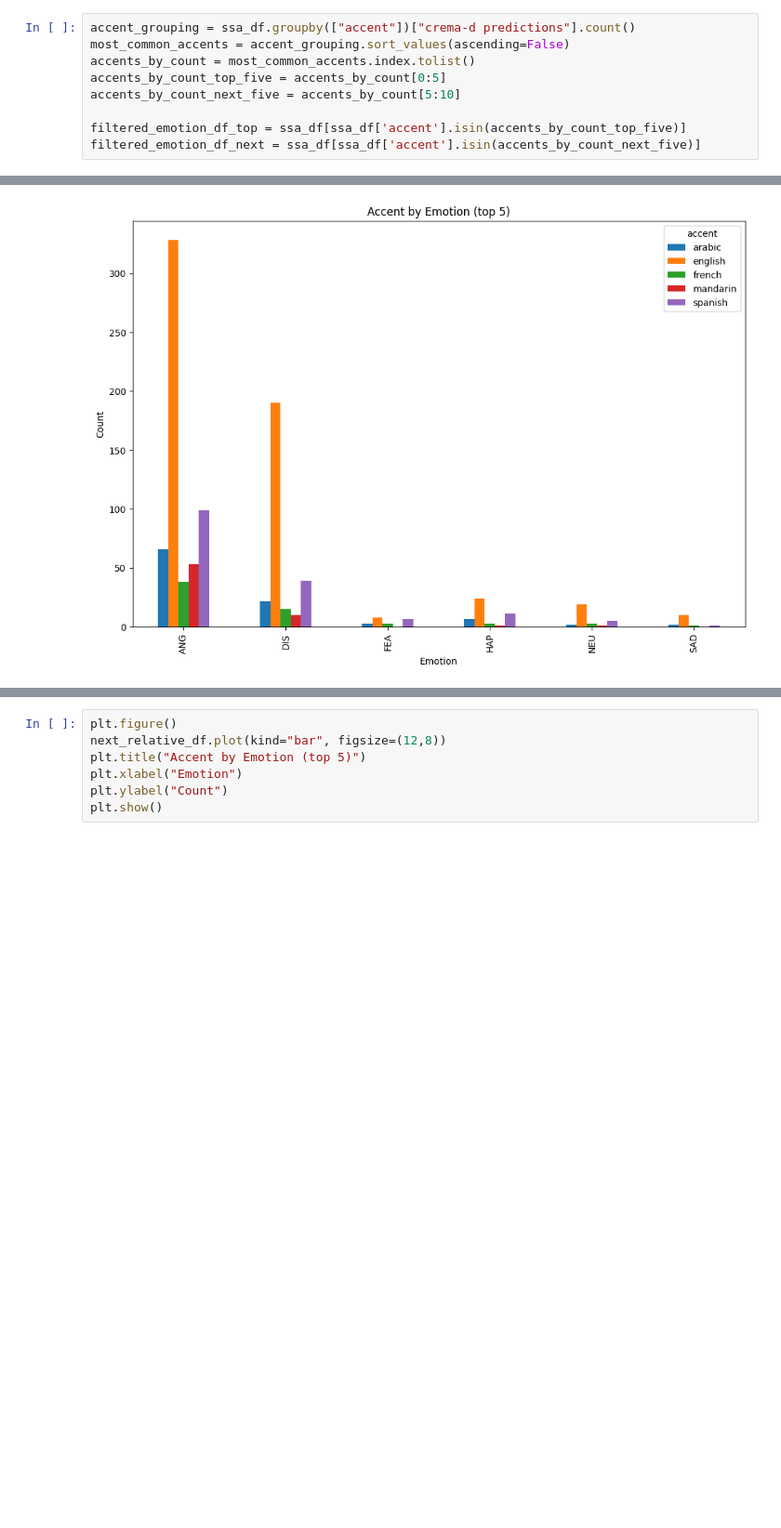
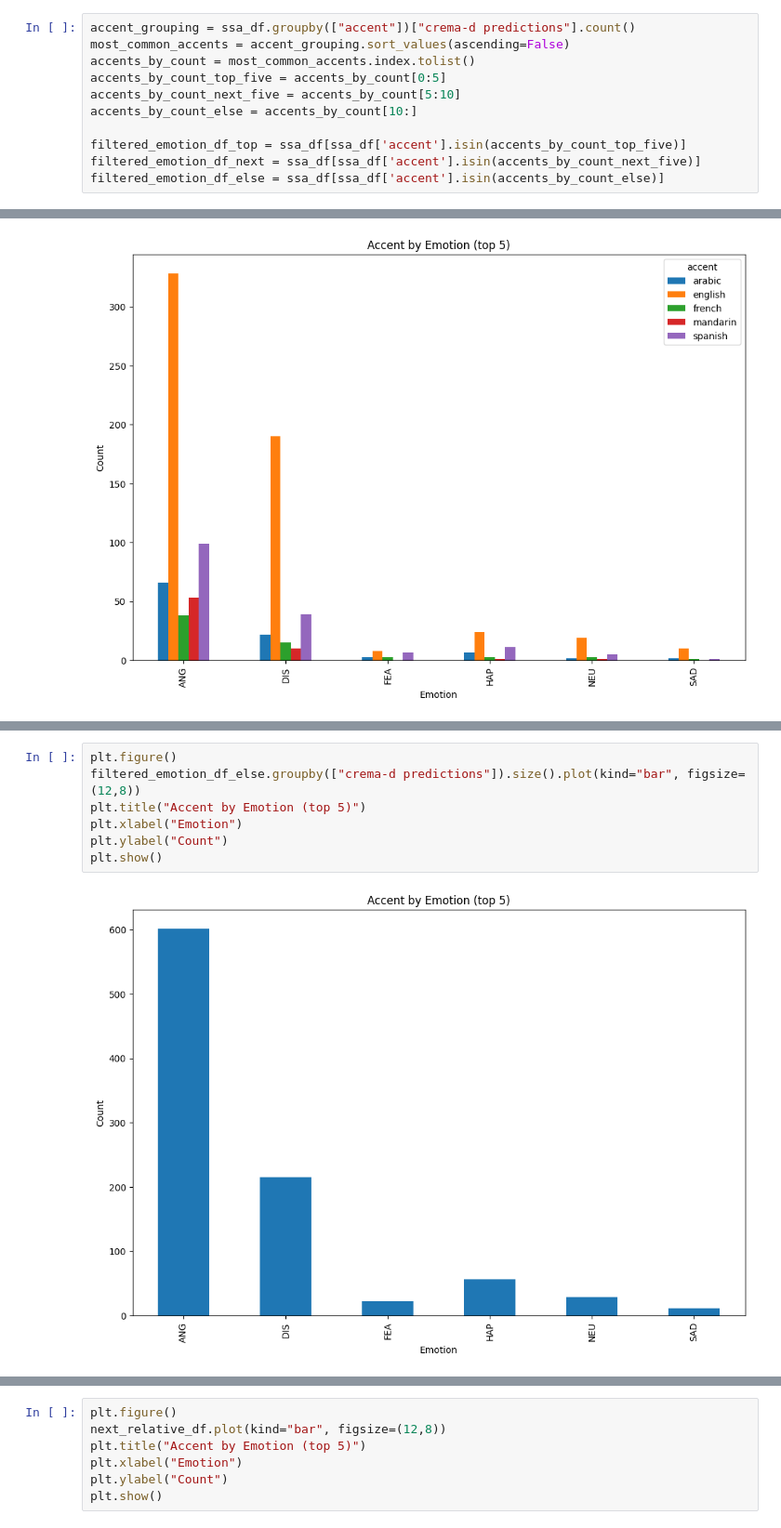
Before and after one commit to SleepDeprived3/Bias-in-Emotion-Recognition, a Jupyter notebook: preliminary_report/EmotionRecognitionOnAccents.ipynb, the cells around one changed output, grey strips where cells are left out. Shown: that part at 93% size. Cells and saved outputs as stored; diff of their text form; blank space fills up the shorter version.

```diff
--- a/preliminary_report/EmotionRecognitionOnAccents.ipynb
+++ b/preliminary_report/EmotionRecognitionOnAccents.ipynb
@@ -399,6 +436,8 @@ most_common_accents = accent_grouping.sort_values(ascending=False)
 accents_by_count = most_common_accents.index.tolist()
 accents_by_count_top_five = accents_by_count[0:5]
 accents_by_count_next_five = accents_by_count[5:10]
+accents_by_count_else = accents_by_count[10:]
 
 filtered_emotion_df_top = ssa_df[ssa_df['accent'].isin(accents_by_count_top_five)]
 filtered_emotion_df_next = ssa_df[ssa_df['accent'].isin(accents_by_count_next_five)]
+filtered_emotion_df_else = ssa_df[ssa_df['accent'].isin(accents_by_count_else)]
@@ -422,3 +495,12 @@ plt.show()
 # %% [output]
 <Figure size 640x480 with 0 Axes>
 [figure]
+# %%
+plt.figure()
+filtered_emotion_df_else.groupby(["crema-d predictions"]).size().plot(kind="bar", figsize=(12,8))
+plt.title("Accent by Emotion (top 5)")
+plt.xlabel("Emotion")
+plt.ylabel("Count")
+plt.show()
+# %% [output]
+[figure, added]
```
Also changed, not shown: parts of 34 cells of this notebook.
